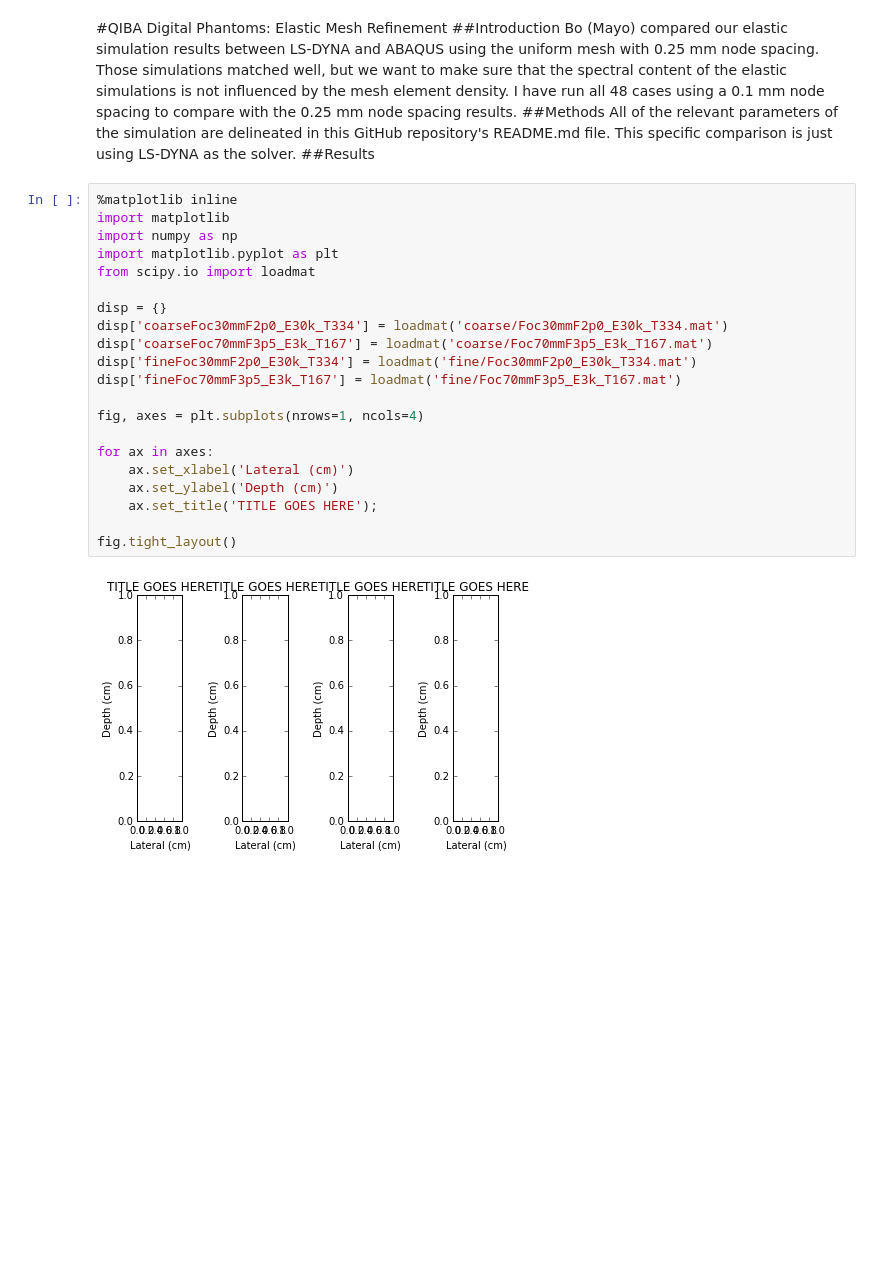
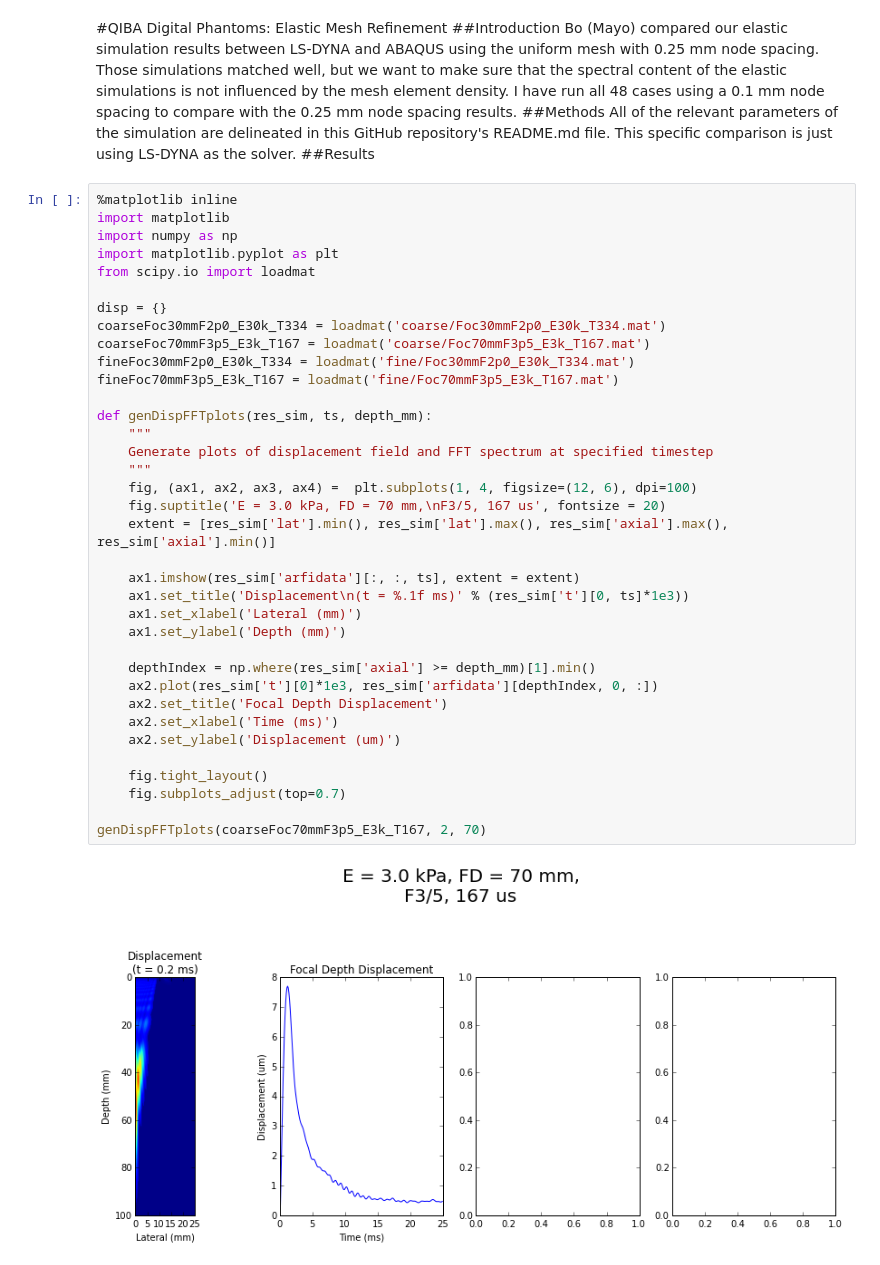
Before and after one commit to RSNA-QIBA-US-SWS/QIBA-DigitalPhantoms, a Jupyter notebook: data/elasticMeshRefinement.ipynb, the cells around one changed output. Drawn from its saved outputs; the diff is of its cells as text; blank space fills up the shorter version.

Commit message:
add more figure generation

```diff
--- a/data/elasticMeshRefinement.ipynb
+++ b/data/elasticMeshRefinement.ipynb
@@ -5,26 +5,41 @@ Bo (Mayo) compared our elastic simulation results between LS-DYNA and ABAQUS usi
 ##Methods
 All of the relevant parameters of the simulation are delineated in this GitHub repository's README.md file.  This specific comparison is just using LS-DYNA as the solver.
 ##Results
-# %%
-%matplotlib inline
-import matplotlib
-import numpy as np
-import matplotlib.pyplot as plt
-from scipy.io import loadmat
-
-disp = {}
-disp['coarseFoc30mmF2p0_E30k_T334'] = loadmat('coarse/Foc30mmF2p0_E30k_T334.mat')
-disp['coarseFoc70mmF3p5_E3k_T167'] = loadmat('coarse/Foc70mmF3p5_E3k_T167.mat')
-disp['fineFoc30mmF2p0_E30k_T334'] = loadmat('fine/Foc30mmF2p0_E30k_T334.mat')
-disp['fineFoc70mmF3p5_E3k_T167'] = loadmat('fine/Foc70mmF3p5_E3k_T167.mat')
-
-fig, axes = plt.subplots(nrows=1, ncols=4)
-
-for ax in axes:
-    ax.set_xlabel('Lateral (cm)')
-    ax.set_ylabel('Depth (cm)')
-    ax.set_title('TITLE GOES HERE');
-
-fig.tight_layout()
-# %% [output]
-[figure, removed]
+# %%
+%matplotlib inline
+import matplotlib
+import numpy as np
+import matplotlib.pyplot as plt
+from scipy.io import loadmat
+
+disp = {}
+coarseFoc30mmF2p0_E30k_T334 = loadmat('coarse/Foc30mmF2p0_E30k_T334.mat')
+coarseFoc70mmF3p5_E3k_T167 = loadmat('coarse/Foc70mmF3p5_E3k_T167.mat')
+fineFoc30mmF2p0_E30k_T334 = loadmat('fine/Foc30mmF2p0_E30k_T334.mat')
+fineFoc70mmF3p5_E3k_T167 = loadmat('fine/Foc70mmF3p5_E3k_T167.mat')
+
+def genDispFFTplots(res_sim, ts, depth_mm):
+    """
+    Generate plots of displacement field and FFT spectrum at specified timestep
+    """
+    fig, (ax1, ax2, ax3, ax4) =  plt.subplots(1, 4, figsize=(12, 6), dpi=100)
+    fig.suptitle('E = 3.0 kPa, FD = 70 mm,\nF3/5, 167 us', fontsize = 20)
+    extent = [res_sim['lat'].min(), res_sim['lat'].max(), res_sim['axial'].max(), res_sim['axial'].min()]
+
+    ax1.imshow(res_sim['arfidata'][:, :, ts], extent = extent)
+    ax1.set_title('Displacement\n(t = %.1f ms)' % (res_sim['t'][0, ts]*1e3))
+    ax1.set_xlabel('Lateral (mm)')
+    ax1.set_ylabel('Depth (mm)')
+
+    depthIndex = np.where(res_sim['axial'] >= depth_mm)[1].min()
+    ax2.plot(res_sim['t'][0]*1e3, res_sim['arfidata'][depthIndex, 0, :])
+    ax2.set_title('Focal Depth Displacement')
+    ax2.set_xlabel('Time (ms)')
+    ax2.set_ylabel('Displacement (um)')
+
+    fig.tight_layout()
+    fig.subplots_adjust(top=0.7)
+
+genDispFFTplots(coarseFoc70mmF3p5_E3k_T167, 2, 70)
+# %% [output]
+[figure, added]
```
